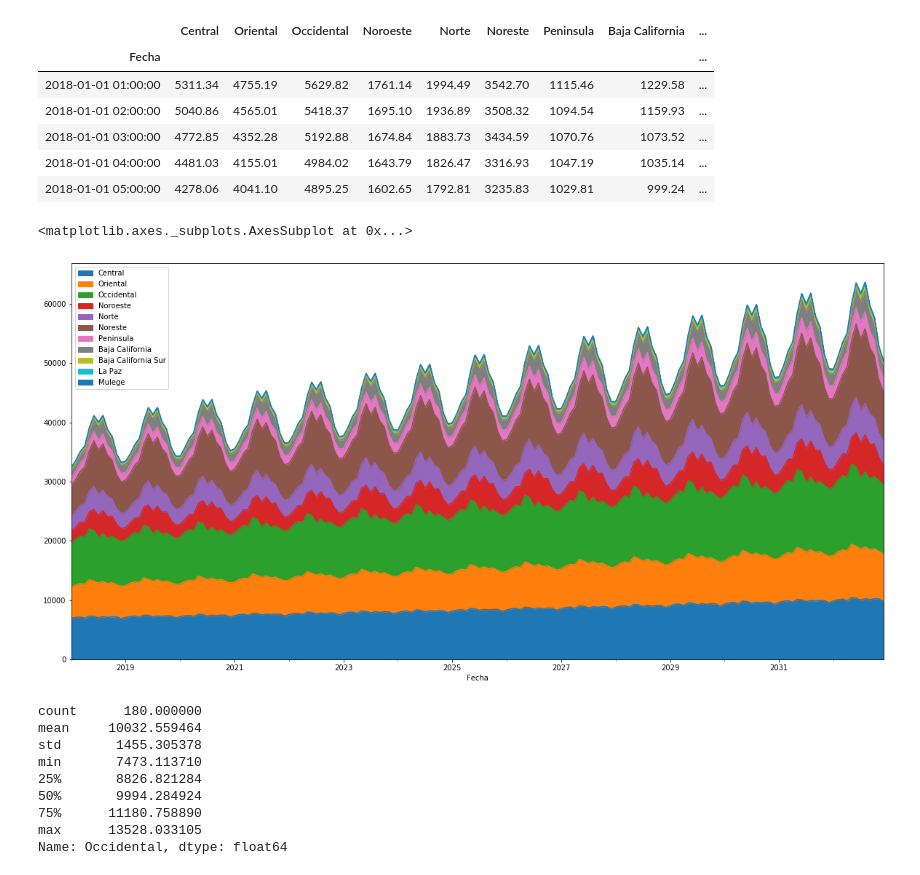
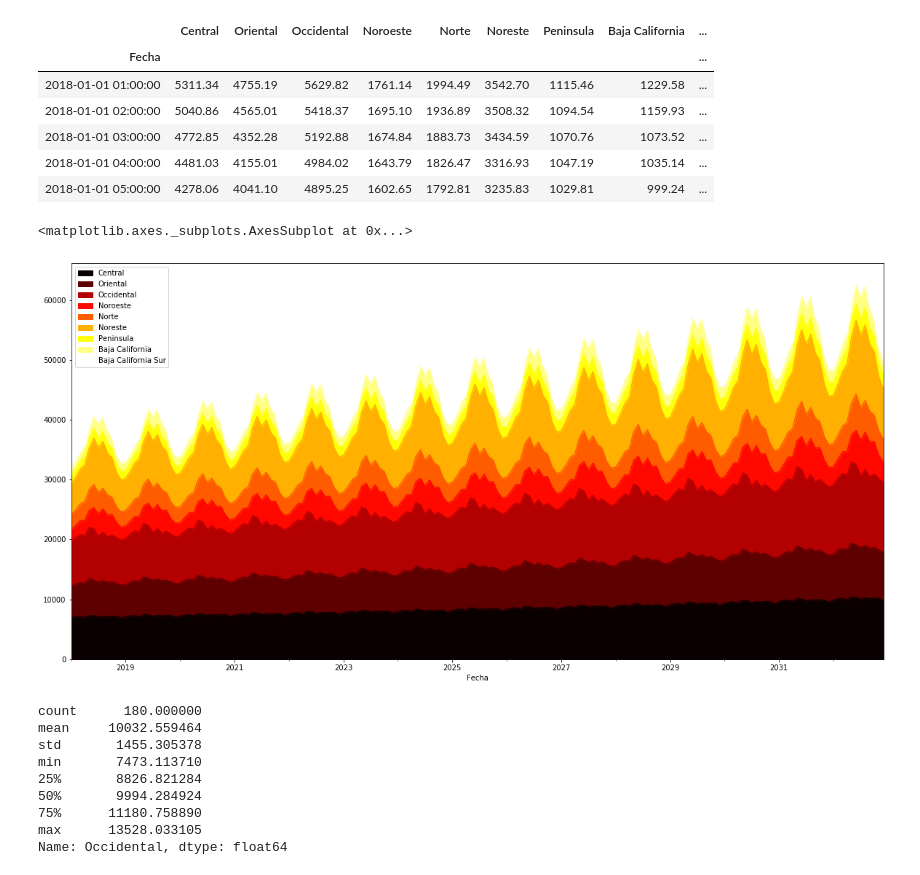
Before and after one commit to eliasft/projects, a Jupyter notebook: montes_urales.ipynb, the cells around one changed output. Cells and saved outputs as stored; diff of their text form; code cells hidden in the pictures.

```diff
--- a/montes_urales.ipynb
+++ b/montes_urales.ipynb
@@ -17,5 +17,5 @@ from pandas.io.json import json_normalize
 # %%
-data=pd.read_csv(r'/Users/fffte/Desktop/python/demanda18-32.csv',
+data=pd.read_csv(r'/Users/fffte/Google Drive (francisco.tenorio@aindaconsultores.com)/python/csv/electricidad/demanda18-32.csv',
                  header=0,
                  parse_dates={'Fecha':[0,1,2,3]},
                  engine='c',
@@ -32,11 +32,11 @@ display(data.head())
 | 2018-01-01 04:00:00 | 4481.03 | 4155.01 | 4984.02 | 1643.79 | 1826.47 | 3316.93 | 1047.19 | 1035.14 | ... |
 | 2018-01-01 05:00:00 | 4278.06 | 4041.10 | 4895.25 | 1602.65 | 1792.81 | 3235.83 | 1029.81 | 999.24 | ... |
 # %%
-df=data.drop(columns=['SIN','SIN8','SIN8+LPZ']).resample('M').mean()
-df.plot(kind='area',figsize=(20,10))
+df=data.drop(columns=['SIN','SIN8','SIN8+LPZ','La Paz','Mulege']).resample('M').mean()
+df.plot(kind='area',figsize=(20,10),cmap='hot')
 # %% [output]
 <matplotlib.axes._subplots.AxesSubplot at 0x...>
-[figure, old version]
+[figure, new version]
 # %%
 display(df['Occidental'].describe(),
         df['Central'].describe())
```
Also changed, not shown: parts of 2 cells of this notebook, 15 other files.
